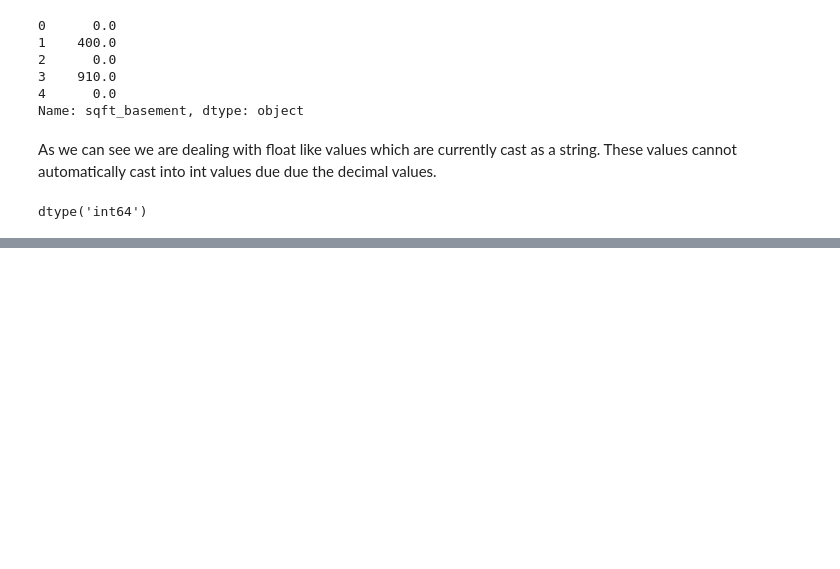
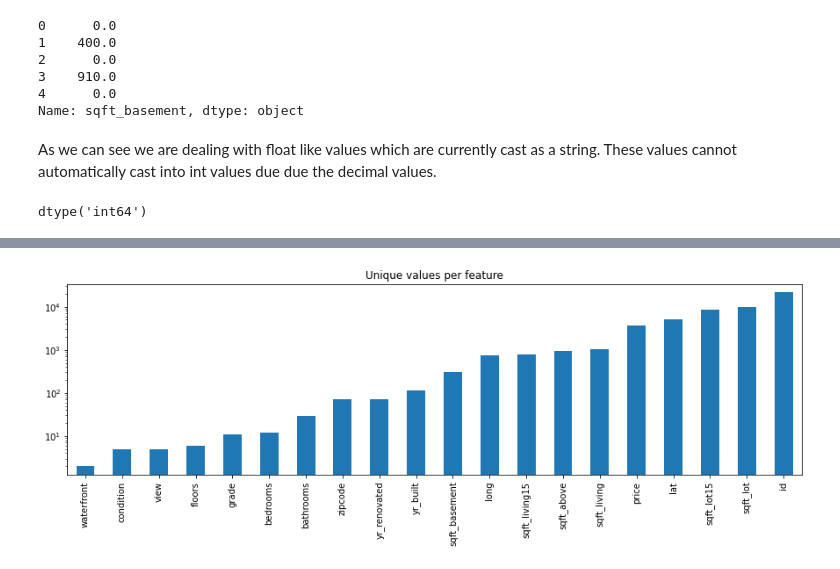
Before and after one commit to greenfirefly/ds-eda-project, a Jupyter notebook: EDA_advanced.ipynb, the cells around one changed output, grey strips where cells are left out. Cells and saved outputs as stored; diff of their text form; code cells hidden in the pictures; blank space fills up the shorter version.

```diff
--- a/EDA_advanced.ipynb
+++ b/EDA_advanced.ipynb
@@ -123,0 +126,6 @@ dtype('int64')
+# %%
+# convert the date column into a date type object
+df['date'] = pd.to_datetime(df['date'], format='%m/%d/%Y')
+
+# double check the data types of our data frame
+df.dtypes.value_counts()
@@ -123,0 +156,8 @@ dtype('int64')
+# %%
+# get the amount of unique values per numerical feature and sort them in ascending order
+unique_values = df.select_dtypes(include="number").nunique().sort_values()
+
+# plot the unique values to visualise the amount of unique values
+unique_values.plot.bar(logy=True, figsize=(15, 4), title="Unique values per feature");
+# %% [output]
+[figure, added]
```
Also changed, not shown: parts of 8 cells of this notebook.
